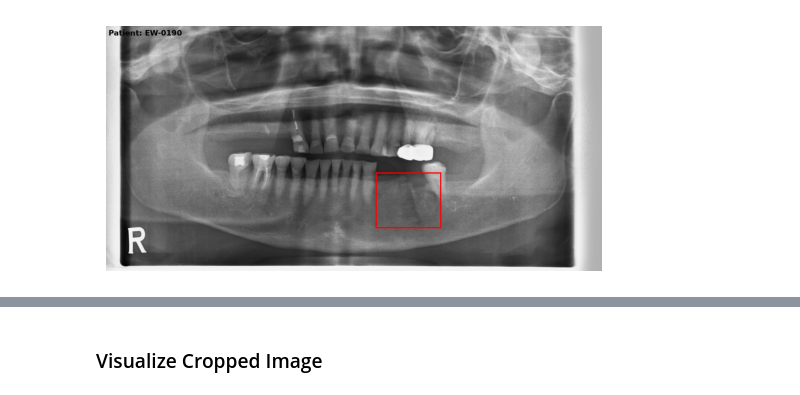
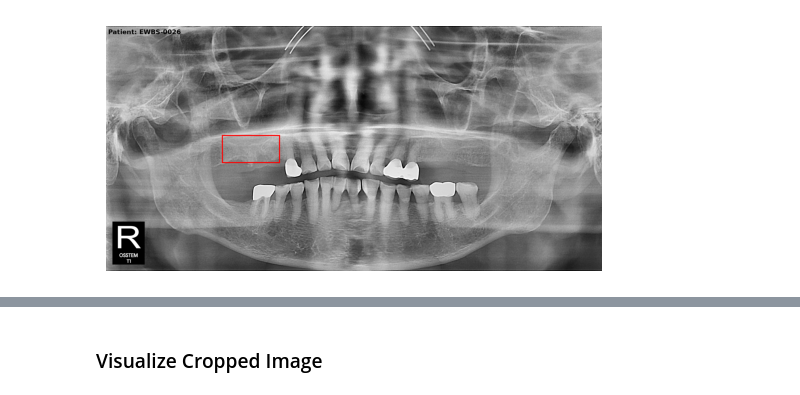
Before and after one commit to kimdj98/onj_, a Jupyter notebook: scripts/viz_PA_label.ipynb, the cells around one changed output, grey strips where cells are left out. Saved outputs shown, nothing was run; the diff lists cells and outputs as text; code cells hidden in the pictures.

```diff
--- a/scripts/viz_PA_label.ipynb
+++ b/scripts/viz_PA_label.ipynb
@@ -90,10 +90,10 @@ def viz(patient):
     plt.axis("off")  # Hide axis
 
     plt.show()
-# %%
-viz("EW-0190")
-# %% [output]
-[figure, removed]
+# %%
+viz("EWBS-0026")
+# %% [output]
+[figure, added]
 # %%
 def viz_wo_bbox(patient):
     """
```
Also changed, not shown: parts of 2 cells of this notebook, 41 other files.
